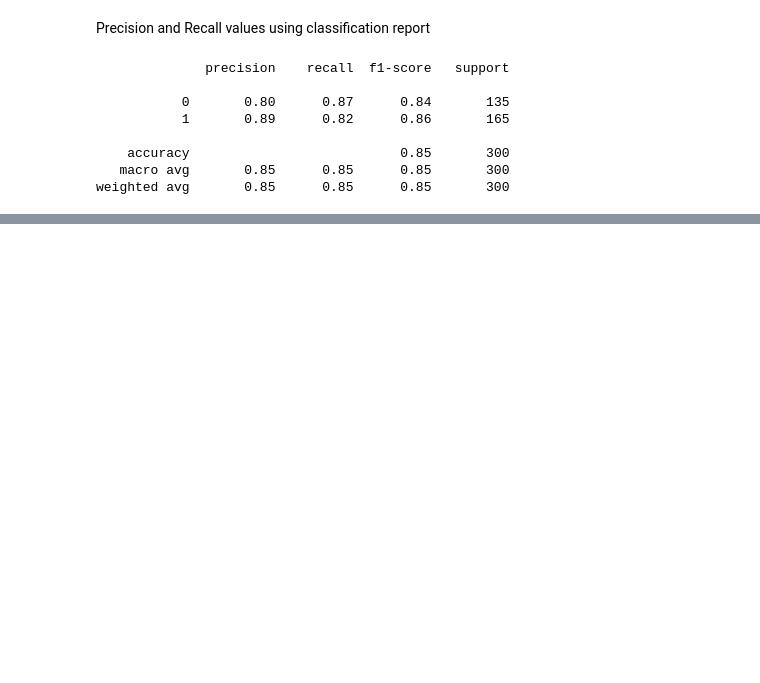
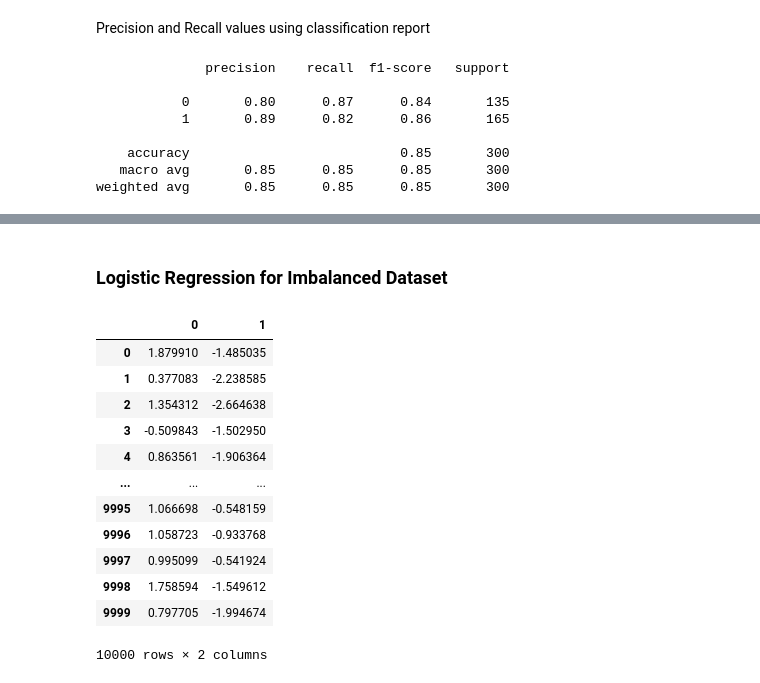
Before and after one commit to niveeez/Logistic-Regression, a Jupyter notebook: logistic_regression_implementation.ipynb, the cells around one changed output, grey strips where cells are left out. Saved outputs shown, nothing was run; the diff lists cells and outputs as text; code cells hidden in the pictures; blank space fills up the shorter version.

```diff
--- a/logistic_regression_implementation.ipynb
+++ b/logistic_regression_implementation.ipynb
@@ -231,0 +482,2 @@ weighted avg       0.85      0.85      0.85       300
+# %% [markdown]
+### Logistic Regression for Imbalanced Dataset
@@ -231,0 +488,18 @@ weighted avg       0.85      0.85      0.85       300
+# %%
+X, y = imbalanced_dataset = make_classification(n_samples=10000, n_features=2, n_clusters_per_class=1, n_redundant=0, weights=[0.99], random_state=10)
+# %%
+pd.DataFrame(X)
+# %% [output]
+|  | 0 | 1 |
+| 0 | 1.879910 | -1.485035 |
+| 1 | 0.377083 | -2.238585 |
+| 2 | 1.354312 | -2.664638 |
+| 3 | -0.509843 | -1.502950 |
+| 4 | 0.863561 | -1.906364 |
+| ... | ... | ... |
+| 9995 | 1.066698 | -0.548159 |
+| 9996 | 1.058723 | -0.933768 |
+| 9997 | 0.995099 | -0.541924 |
+| 9998 | 1.758594 | -1.549612 |
+| 9999 | 0.797705 | -1.994674 |
+10000 rows × 2 columns
```
Also changed, not shown: parts of 86 cells of this notebook.
